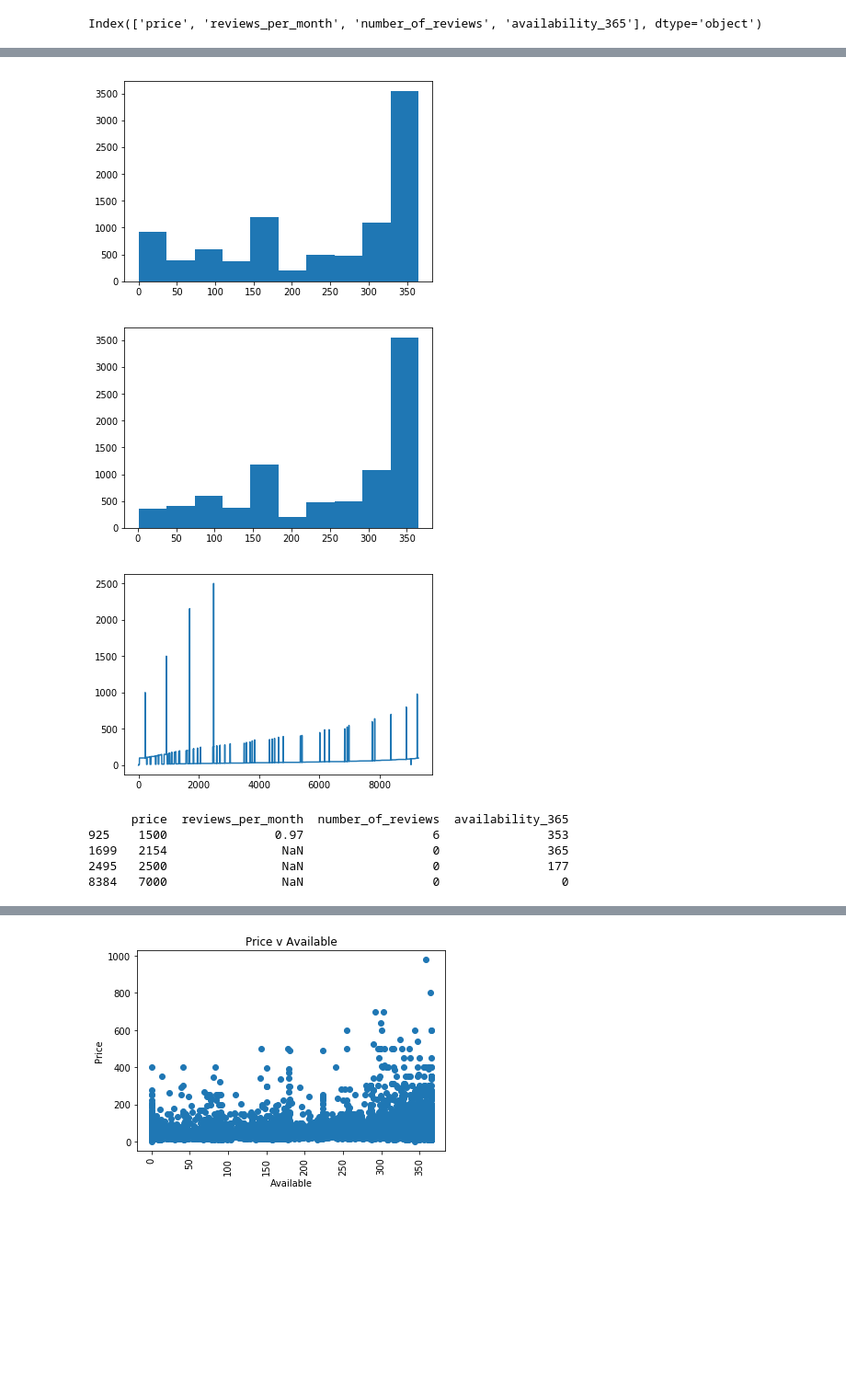
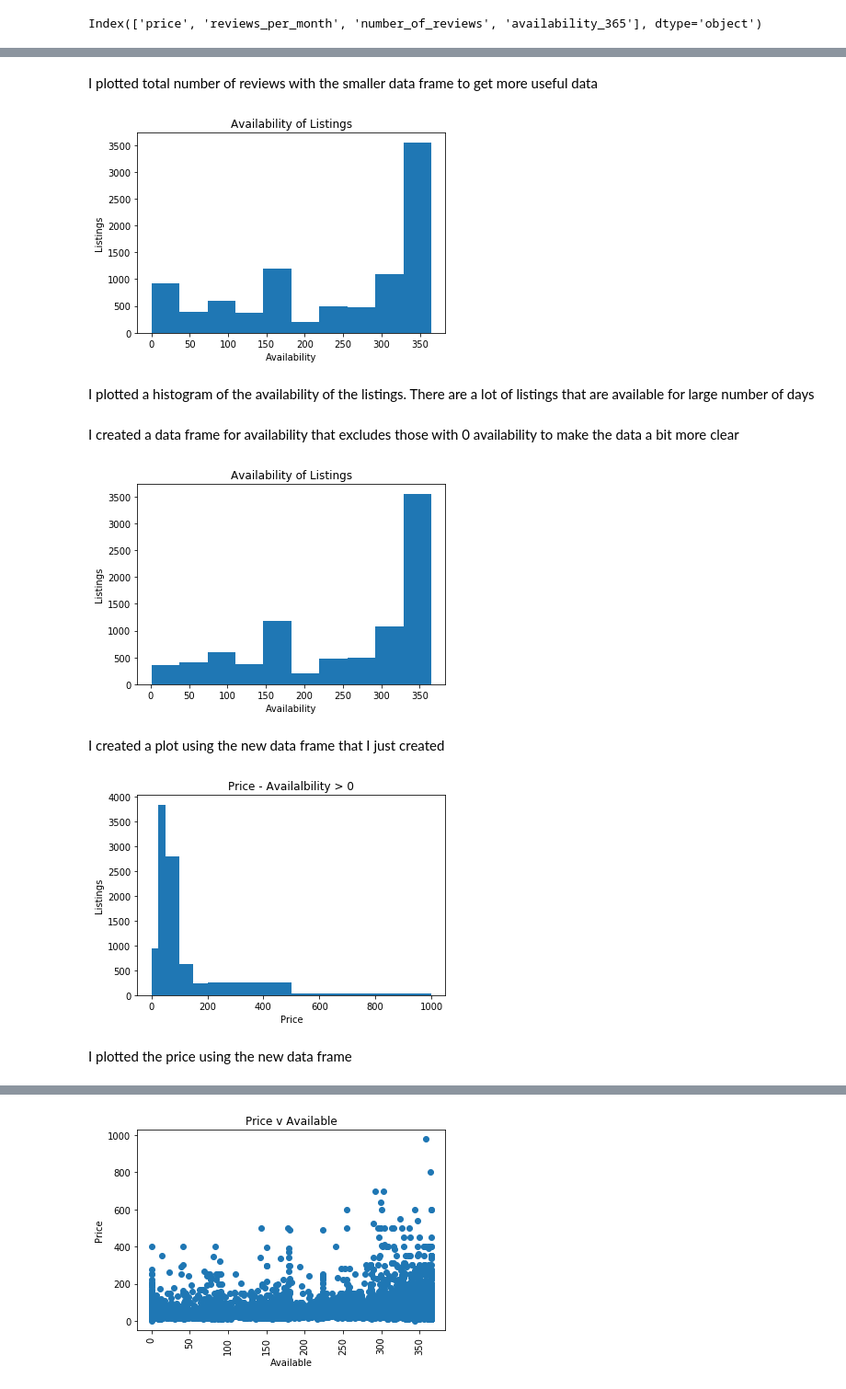
Before and after one commit to emett75/Unit-1-Capstone, a Jupyter notebook: Unit 1 Capstone.ipynb, the cells around one changed output, grey strips where cells are left out. Shown: that part at 92% size. Cells and saved outputs as stored; diff of their text form; code cells hidden in the pictures; blank space fills up the shorter version.

```diff
--- a/Unit 1 Capstone.ipynb
+++ b/Unit 1 Capstone.ipynb
@@ -248,8 +254,15 @@ plt.show()
+# %% [markdown]
+I plotted total number of reviews with the smaller data frame to get more useful data
 # %%
 plt.hist(athens_budget.availability_365)
+plt.xlabel('Availability')
+plt.ylabel('Listings')
+plt.title('Availability of Listings')
 plt.show()
 #plotted a histogram of the availability - it is more useful than the scatter plot
 # %% [output]
-[figure, old version]
+[figure, new version]
+# %% [markdown]
+I plotted a histogram of the availability of the listings. There are a lot of listings that are available for large number of days
 # %%
 rooms = (athens.loc[athens.availability_365 > 0])
@@ -257,14 +269,25 @@ rooms = (athens.loc[athens.availability_365 > 0])
-# %%
-plt.hist(rooms.availability_365)
-plt.show()
-#how to get rid of red line, what does it mean? line means 0
-# %% [output]
-[figure, removed]
+# %% [markdown]
+I created a data frame for availability that excludes those with 0 availability to make the data a bit more clear
+# %%
+plt.hist(rooms.availability_365)
+plt.xlabel('Availability')
+plt.ylabel('Listings')
+plt.title('Availability of Listings')
+plt.show()
+# %% [output]
+[figure, added]
+# %% [markdown]
+I created a plot using the new data frame that I just created
 # %%
-plt.plot(rooms.price)
+plt.hist(rooms.price, bins=[0, 25, 50, 100, 150, 200, 500, 1000])
+plt.title('Price - Availalbility > 0')
+plt.xlabel('Price')
+plt.ylabel('Listings')
 plt.show()
 #plotted the price using the new data frame
 # %% [output]
-[figure, old version]
+[figure, new version]
+# %% [markdown]
+I plotted the price using the new data frame
 # %%
 expense = (athens.loc[athens.price > 1000])
@@ -272,9 +293,0 @@ expense = (athens.loc[athens.price > 1000])
-# %%
-print(expense)
-#looked at rooms that cost more than 1000
-# %% [output]
-      price  reviews_per_month  number_of_reviews  availability_365
-925    1500               0.97                  6               353
-1699   2154                NaN                  0               365
-2495   2500                NaN                  0               177
-8384   7000                NaN                  0                 0
```
Also changed, not shown: parts of 59 cells of this notebook.
